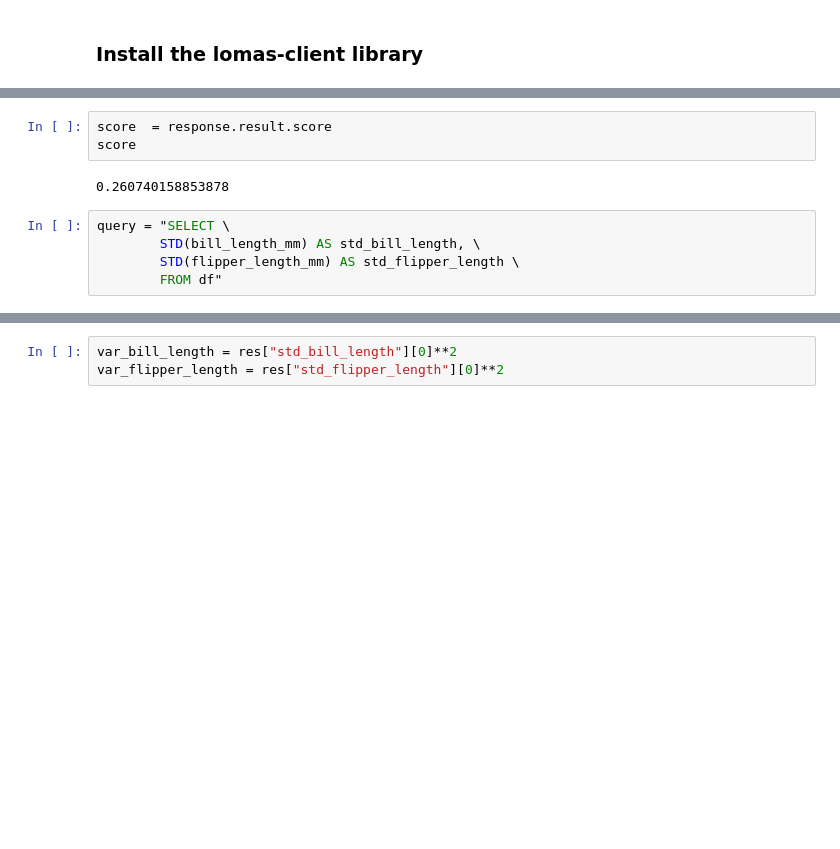
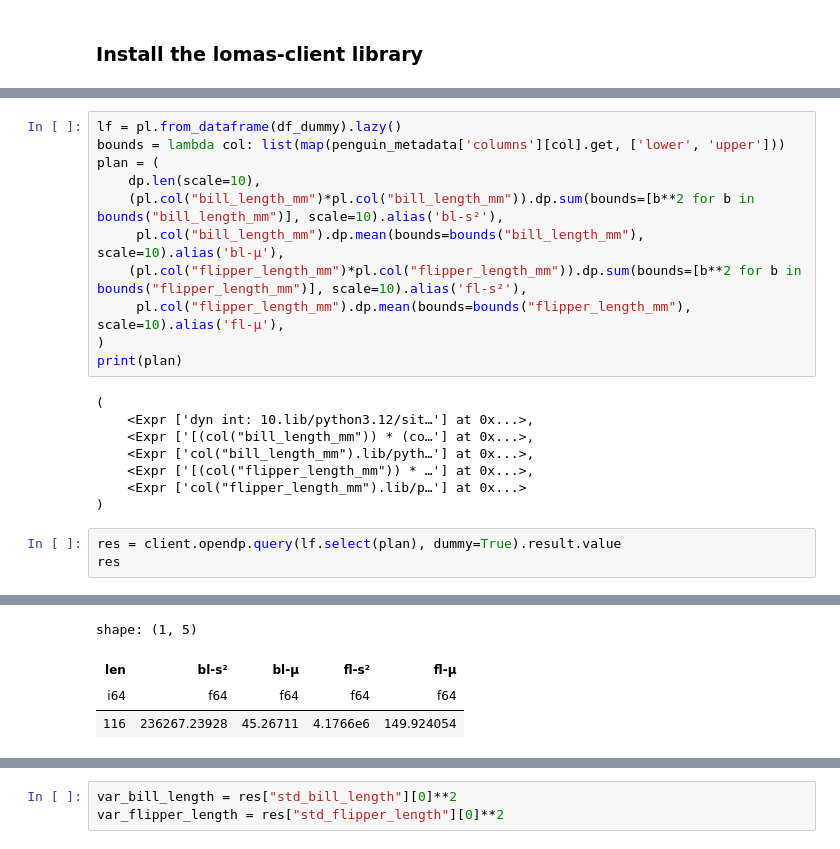
Before and after one commit to dscc-admin-ch/lomas, a Jupyter notebook: client/notebooks/Penguin_Research.ipynb, the cells around one changed output, grey strips where cells are left out. Saved outputs shown, nothing was run; the diff lists cells and outputs as text; blank space fills up the shorter version.

```diff
--- a/client/notebooks/Penguin_Research.ipynb
+++ b/client/notebooks/Penguin_Research.ipynb
@@ -194,10 +234,23 @@ We already have $N_{tot}$ from the metadata.
 # %%
-score  = response.result.score
-score
+lf = pl.from_dataframe(df_dummy).lazy()
+bounds = lambda col: list(map(penguin_metadata['columns'][col].get, ['lower', 'upper']))
+plan = (
+    dp.len(scale=10),
+    (pl.col("bill_length_mm")*pl.col("bill_length_mm")).dp.sum(bounds=[b**2 for b in bounds("bill_length_mm")], scale=10).alias('bl-s²'),
+     pl.col("bill_length_mm").dp.mean(bounds=bounds("bill_length_mm"), scale=10).alias('bl-µ'),
+    (pl.col("flipper_length_mm")*pl.col("flipper_length_mm")).dp.sum(bounds=[b**2 for b in bounds("flipper_length_mm")], scale=10).alias('fl-s²'),
+     pl.col("flipper_length_mm").dp.mean(bounds=bounds("flipper_length_mm"), scale=10).alias('fl-µ'),
+)
+print(plan)
 # %% [output]
-0.260740158853878
+(
+    <Expr ['dyn int: 10.lib/python3.12/sit…'] at 0x...>,
+    <Expr ['[(col("bill_length_mm")) * (co…'] at 0x...>,
+    <Expr ['col("bill_length_mm").lib/pyth…'] at 0x...>,
+    <Expr ['[(col("flipper_length_mm")) * …'] at 0x...>,
+    <Expr ['col("flipper_length_mm").lib/p…'] at 0x...>
+)
 # %%
-query = "SELECT \
-        STD(bill_length_mm) AS std_bill_length, \
-        STD(flipper_length_mm) AS std_flipper_length \
-        FROM df"
+res = client.opendp.query(lf.select(plan), dummy=True).result.value
+res
+# %% [output]
@@ -204,3 +258,7 @@ query = "SELECT \
+shape: (1, 5)
+| len | bl-s² | bl-µ | fl-s² | fl-µ |
+| i64 | f64 | f64 | f64 | f64 |
+| 116 | 236267.23928 | 45.26711 | 4.1766e6 | 149.924054 |
 # %%
 sql_response = client.smartnoise_sql.query(query = query, epsilon = 1, delta = 1e-4)
 res = sql_response.result.df
```
Also changed, not shown: parts of 51 cells of this notebook, 19 other files.
